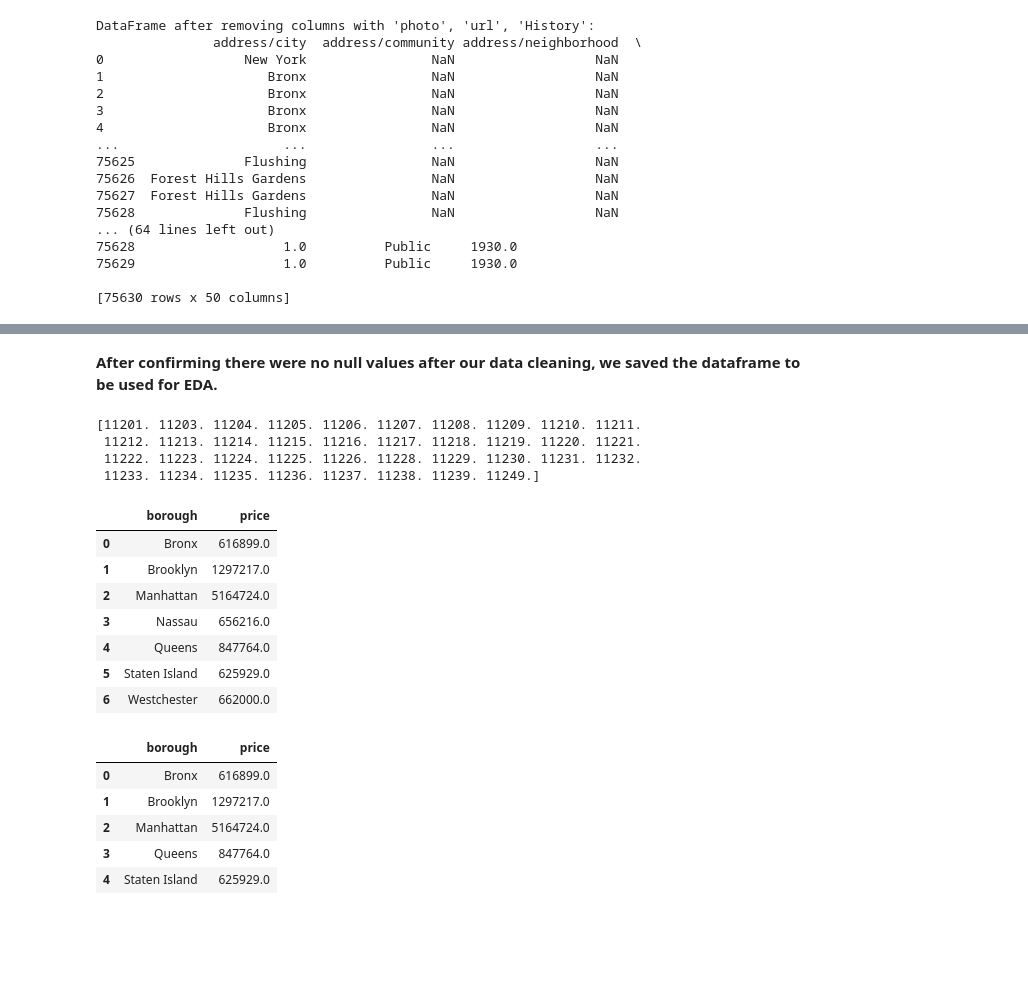
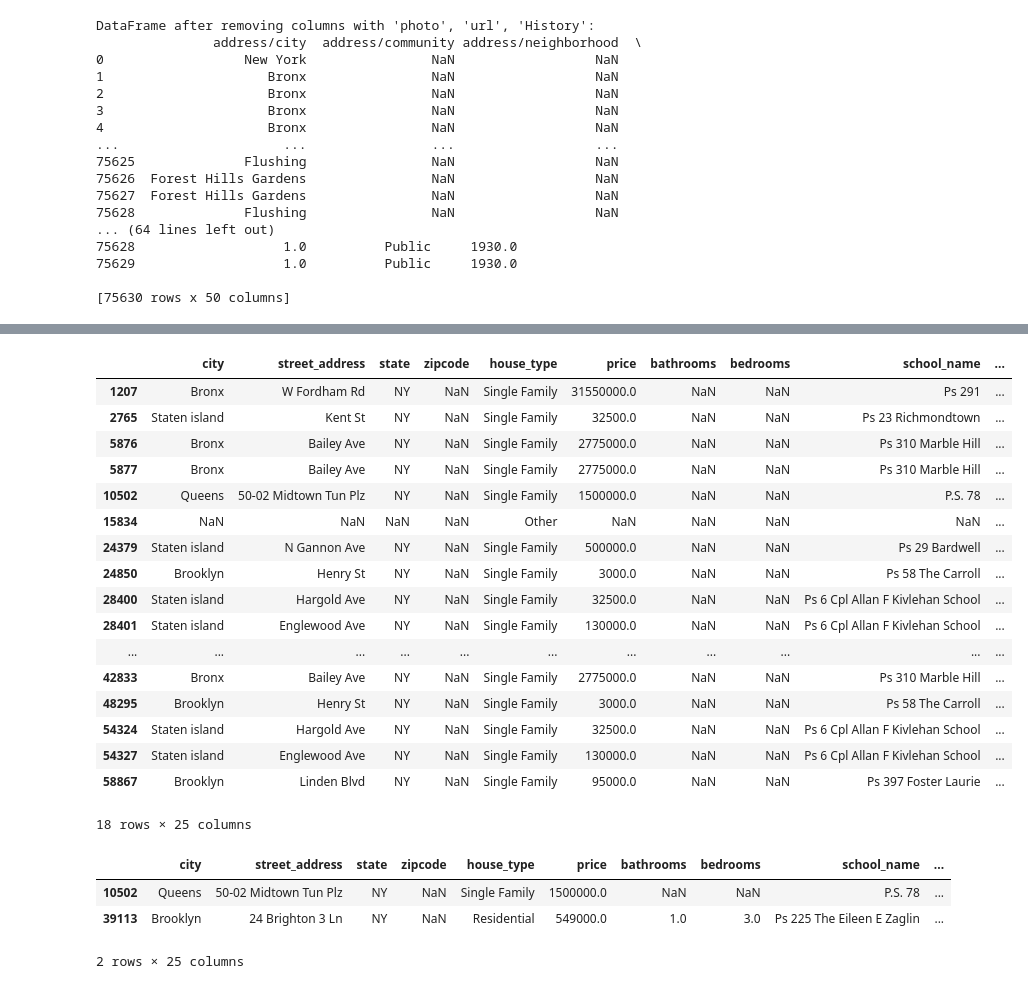
Before and after one commit to Hdubbs81/RealEstate-Insight-Capstone, a Jupyter notebook: 1. RealEstate_Insight_Data_Wrangling.ipynb, the cells around one changed output, grey strips where cells are left out. Saved outputs shown, nothing was run; the diff lists cells and outputs as text; code cells hidden in the pictures; blank space fills up the shorter version.

```diff
--- a/1. RealEstate_Insight_Data_Wrangling.ipynb
+++ b/1. RealEstate_Insight_Data_Wrangling.ipynb
@@ -566,7 +428,0 @@ count_filtered_rows
-# %%
-# Update the row at index 5750 to have a house_type of "multiple occupancy"
-df_3.loc[5750, 'house_type'] = 'Multiple Occupancy'
-
-# Display the updated row to verify the change
-print("Updated row at index 5750:")
-print(df_3.loc[5750])
@@ -593,4 +431,4 @@ Name: 5750, dtype: object
 rows_to_remove = df_3[(df_3['house_type'] == 'Single Family') & (df_3['bedrooms'] >= 15)]
 
 # Drop these rows from df
-df_3 = df_3.drop(rows_to_remove.index)
+df_4 = df_3.drop(rows_to_remove.index)
@@ -731,35 +509,30 @@ print(df_3)
-# %% [markdown]
-**After confirming there were no null values after our data cleaning, we saved the dataframe to be used for EDA.**
-# %%
-df_4 = df_3[df_3['borough'] == 'Brooklyn']
-df_4 = df_4['zipcode'].unique()
-sorted_zipcodes = np.sort(df_4)
-
-# Print the sorted unique zip codes
-print(sorted_zipcodes)
-# %% [output]
-[11201. 11203. 11204. 11205. 11206. 11207. 11208. 11209. 11210. 11211.
- 11212. 11213. 11214. 11215. 11216. 11217. 11218. 11219. 11220. 11221.
- 11222. 11223. 11224. 11225. 11226. 11228. 11229. 11230. 11231. 11232.
- 11233. 11234. 11235. 11236. 11237. 11238. 11239. 11249.]
-# %%
-df_3[['borough','price']].groupby('borough', as_index=False).mean().round()
-# %% [output]
-|  | borough | price |
-| 0 | Bronx | 616899.0 |
-| 1 | Brooklyn | 1297217.0 |
-| 2 | Manhattan | 5164724.0 |
-| 3 | Nassau | 656216.0 |
-| 4 | Queens | 847764.0 |
-| 5 | Staten Island | 625929.0 |
-| 6 | Westchester | 662000.0 |
-# %%
-df_4 = df_3[~df_3['borough'].isin(['Nassau', 'Westchester'])]
-df_4[['borough','price']].groupby('borough', as_index=False).mean().round()
-# %% [output]
-|  | borough | price |
-| 0 | Bronx | 616899.0 |
-| 1 | Brooklyn | 1297217.0 |
-| 2 | Manhattan | 5164724.0 |
-| 3 | Queens | 847764.0 |
-| 4 | Staten Island | 625929.0 |
+# %%
+null_zipcode_rows = df_4[df_4['zipcode'].isnull()]
+null_zipcode_rows
+# %% [output]
+|  | city | street_address | state | zipcode | house_type | price | bathrooms | bedrooms | school_name | ... |
+| 1207 | Bronx | W Fordham Rd | NY | NaN | Single Family | 31550000.0 | NaN | NaN | Ps 291 | ... |
+| 2765 | Staten island | Kent St | NY | NaN | Single Family | 32500.0 | NaN | NaN | Ps 23 Richmondtown | ... |
+| 5876 | Bronx | Bailey Ave | NY | NaN | Single Family | 2775000.0 | NaN | NaN | Ps 310 Marble Hill | ... |
+| 5877 | Bronx | Bailey Ave | NY | NaN | Single Family | 2775000.0 | NaN | NaN | Ps 310 Marble Hill | ... |
+| 10502 | Queens | 50-02 Midtown Tun Plz | NY | NaN | Single Family | 1500000.0 | NaN | NaN | P.S. 78 | ... |
+| 15834 | NaN | NaN | NaN | NaN | Other | NaN | NaN | NaN | NaN | ... |
+| 24379 | Staten island | N Gannon Ave | NY | NaN | Single Family | 500000.0 | NaN | NaN | Ps 29 Bardwell | ... |
+| 24850 | Brooklyn | Henry St | NY | NaN | Single Family | 3000.0 | NaN | NaN | Ps 58 The Carroll | ... |
+| 28400 | Staten island | Hargold Ave | NY | NaN | Single Family | 32500.0 | NaN | NaN | Ps 6 Cpl Allan F Kivlehan School | ... |
+| 28401 | Staten island | Englewood Ave | NY | NaN | Single Family | 130000.0 | NaN | NaN | Ps 6 Cpl Allan F Kivlehan School | ... |
+| ... | ... | ... | ... | ... | ... | ... | ... | ... | ... | ... |
+| 42833 | Bronx | Bailey Ave | NY | NaN | Single Family | 2775000.0 | NaN | NaN | Ps 310 Marble Hill | ... |
+| 48295 | Brooklyn | Henry St | NY | NaN | Single Family | 3000.0 | NaN | NaN | Ps 58 The Carroll | ... |
+| 54324 | Staten island | Hargold Ave | NY | NaN | Single Family | 32500.0 | NaN | NaN | Ps 6 Cpl Allan F Kivlehan School | ... |
+| 54327 | Staten island | Englewood Ave | NY | NaN | Single Family | 130000.0 | NaN | NaN | Ps 6 Cpl Allan F Kivlehan School | ... |
+| 58867 | Brooklyn | Linden Blvd | NY | NaN | Single Family | 95000.0 | NaN | NaN | Ps 397 Foster Laurie | ... |
+18 rows × 25 columns
+# %%
+non_digit = null_zipcode_rows[null_zipcode_rows['street_address'].str.contains('\d', na=False)]
+non_digit
+# %% [output]
+|  | city | street_address | state | zipcode | house_type | price | bathrooms | bedrooms | school_name | ... |
+| 10502 | Queens | 50-02 Midtown Tun Plz | NY | NaN | Single Family | 1500000.0 | NaN | NaN | P.S. 78 | ... |
+| 39113 | Brooklyn | 24 Brighton 3 Ln | NY | NaN | Residential | 549000.0 | 1.0 | 3.0 | Ps 225 The Eileen E Zaglin | ... |
+2 rows × 25 columns
```
Also changed, not shown: parts of 116 cells of this notebook.
